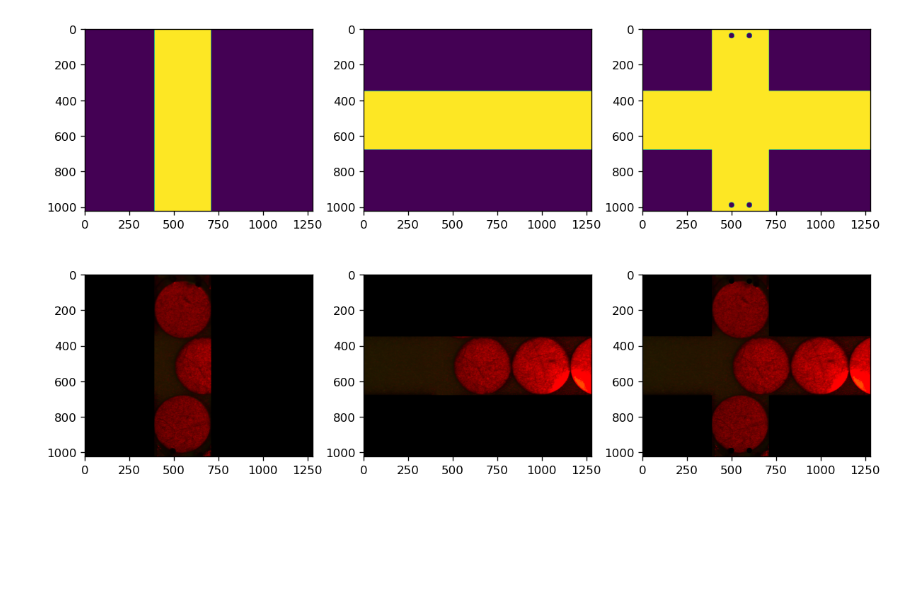
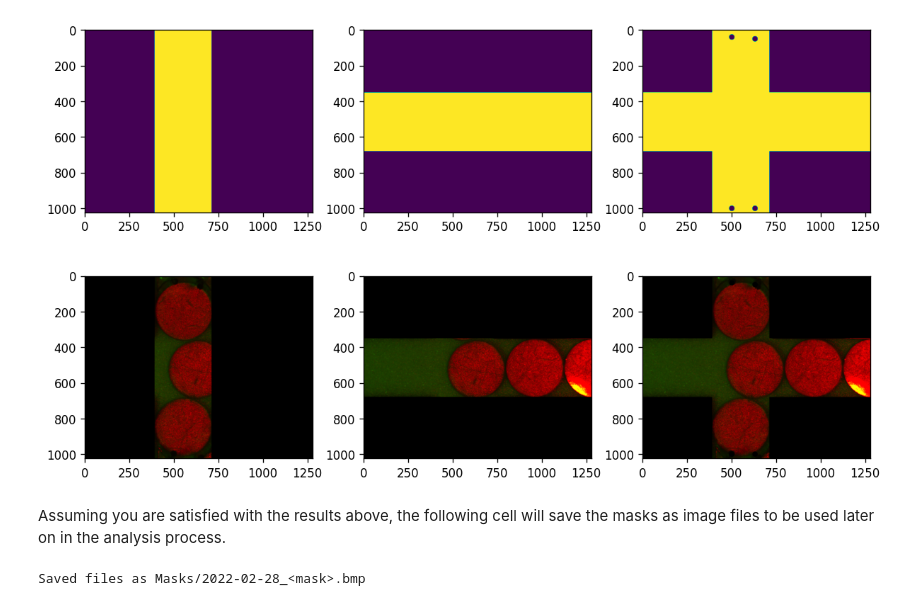
Before and after one commit to Jfeatherstone/SpaceJam, a Jupyter notebook: Masking.ipynb, the cells around one changed output. Saved outputs shown, nothing was run; the diff lists cells and outputs as text; code cells hidden in the pictures; blank space fills up the shorter version.

```diff
--- a/Masking.ipynb
+++ b/Masking.ipynb
@@ -13,56 +52,72 @@ from pepe.preprocess import crossMask, checkImageType, circularMask, lightCorrec
 # %%
-rootFolder = '/run/media/jack/Seagate Portable Drive/Research/SpaceJam/'
-#rootFolder = '/eno/jdfeathe/DATA/SpaceJam/'
+# Parameters to edit
+#########################
 
-# Create a mask over the image, that will also be used to detect the boundary
-#maskXBounds = [430, 760] # Found manually
-#maskYBounds = [340, 670] # Found manually
+# This should be the (ideally absolute) path to the SpaceJam data folder
+#rootFolder = '/run/media/jack/Seagate Portable Drive/Research/SpaceJam/'
+rootFolder = '/eno/jdfeathe/DATA/SpaceJam/' # Should end in a '/'
+# This should be the name of a directory in rootFolder
+dataSet = '2022-02-28_Wide'
+
+# The x and y bounds for the cross-shaped mask
 maskXBounds = [390, 710] # Found manually
 maskYBounds = [350, 680] # Found manually
 
-#sampleImage = checkImageType(rootFolder + '2022-02-22_Calibration.bmp')
-sampleImage = checkImageType(rootFolder + '2022-02-22_Wide_Half_Green/frame0001.bmp')
+# The centers of the pins for the boundary particles (to localize forces)
+pegCenters = [[40, 500], [50, 630], [1000, 500], [1000, 630]] # Found manually
+pegRadii = 15
+
+#########################
+# No need to edit below this line (usually)
+
+sampleImage = checkImageType(rootFolder + dataSet + '/frame0001.bmp')
 
 # For light correction, we want two separate images, one vertical and one horizontal
 height, width = sampleImage.shape[:2]
 verticalMask = np.array([[int(i < maskXBounds[1] and i > maskXBounds[0]) for i in range(width)] for j in range(height)], dtype=np.uint8)
 horizontalMask = np.array(np.transpose([[int(i < maskYBounds[1] and i > maskYBounds[0]) for i in range(height)] for j in range(width)]), dtype=np.uint8)
 
 verticalMask = np.repeat(verticalMask[:,:,None], 3, axis=-1)
 horizontalMask = np.repeat(horizontalMask[:,:,None], 3, axis=-1)
 
 fullMask = crossMask(sampleImage.shape, xlim=np.array(maskXBounds), ylim=np.array(maskYBounds))
 
-# Add in the pegs on the boundary particles
-#pegCenters = [[20, 550], [20, 650], [990, 540], [990, 650]] # Found manually
-pegCenters = [[40, 500], [40, 600], [990, 500], [990, 600]] # Found manually
-pegRadii = 15
-
 for i in range(len(pegCenters)):
     fullMask = fullMask - circularMask(sampleImage.shape, np.array(pegCenters[i]), pegRadii)
 
 fullMask = np.array(fullMask > 0, dtype=np.uint8)
+
+fig, ax = plt.subplots(2, 3, figsize=(10,6))
+
+ax[0,0].imshow(verticalMask[:,:,0])
+ax[0,1].imshow(horizontalMask[:,:,0])
+ax[0,2].imshow(fullMask[:,:,0])
+
+ax[1,0].imshow(verticalMask * sampleImage)
+ax[1,1].imshow(horizontalMask * sampleImage)
+ax[1,2].imshow(fullMask * sampleImage)
+
+
+fig.tight_layout()
+plt.show()
+# %% [output]
+[figure, added]
-# %%
-fig, ax = plt.subplots(2, 3, figsize=(10,6))
-
-ax[0,0].imshow(verticalMask[:,:,0])
-ax[0,1].imshow(horizontalMask[:,:,0])
-ax[0,2].imshow(fullMask[:,:,0])
-
-ax[1,0].imshow(verticalMask * sampleImage)
-ax[1,1].imshow(horizontalMask * sampleImage)
-ax[1,2].imshow(fullMask * sampleImage)
-
-
-fig.tight_layout()
-plt.show()
-# %% [output]
-[figure, removed]
+# %% [markdown]
+Assuming you are satisfied with the results above, the following cell will save the masks as image files
+to be used later on in the analysis process.
 # %%
+# This will give the date, assuming the files are named according to the format:
+# <date>_<identifyer>[_<number>]
+dateStr = dataSet.split('_')[0]
+
 fullMaskImg = Image.fromarray(fullMask)
 verticalMaskImg = Image.fromarray(verticalMask)
 horizontalMaskImg = Image.fromarray(horizontalMask)
 
-fullMaskImg.save('Masks/2022-02-22_FullMask.bmp')
-verticalMaskImg.save('Masks/2022-02-22_VerticalMask.bmp')
-horizontalMaskImg.save('Masks/2022-02-22_HorizontalMask.bmp')
+fullMaskImg.save(f'Masks/{dateStr}_FullMask.bmp')
+verticalMaskImg.save(f'Masks/{dateStr}_VerticalMask.bmp')
+horizontalMaskImg.save(f'Masks/{dateStr}_HorizontalMask.bmp')
+
+print(f'Saved files as Masks/{dateStr}_<mask>.bmp')
+# %% [output]
+Saved files as Masks/2022-02-28_<mask>.bmp
```
Also changed, not shown: parts of 3 cells of this notebook, 18 other files.
